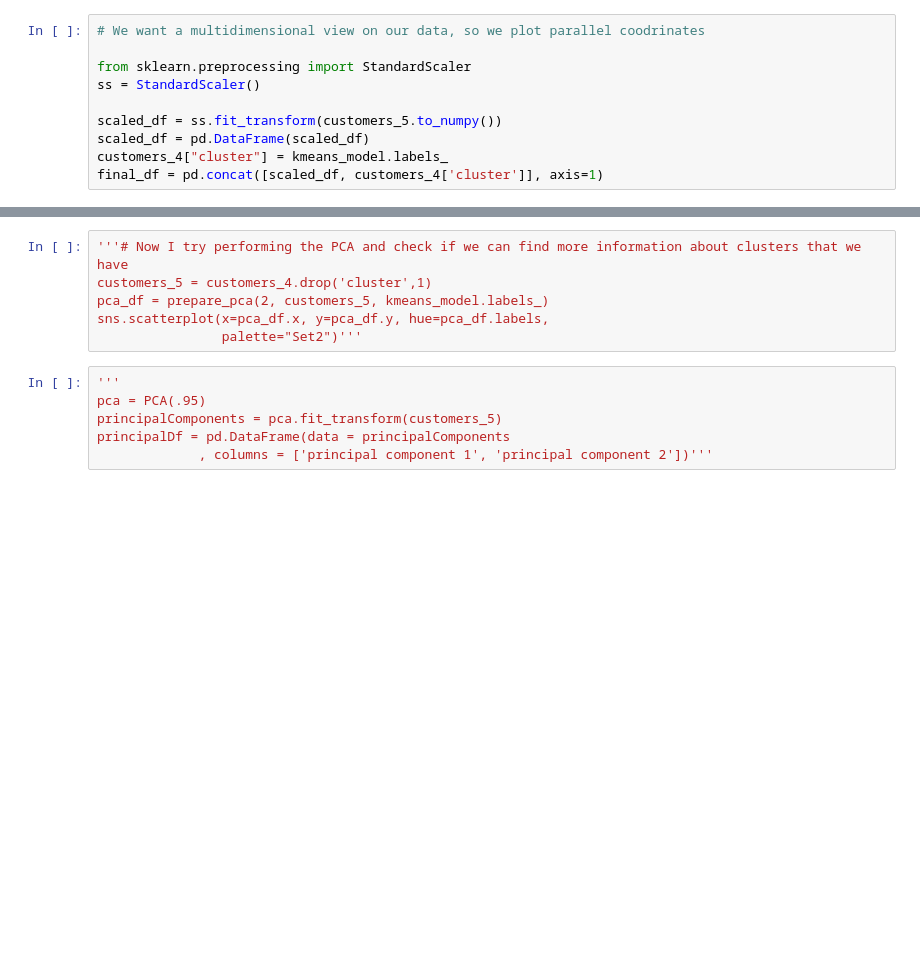
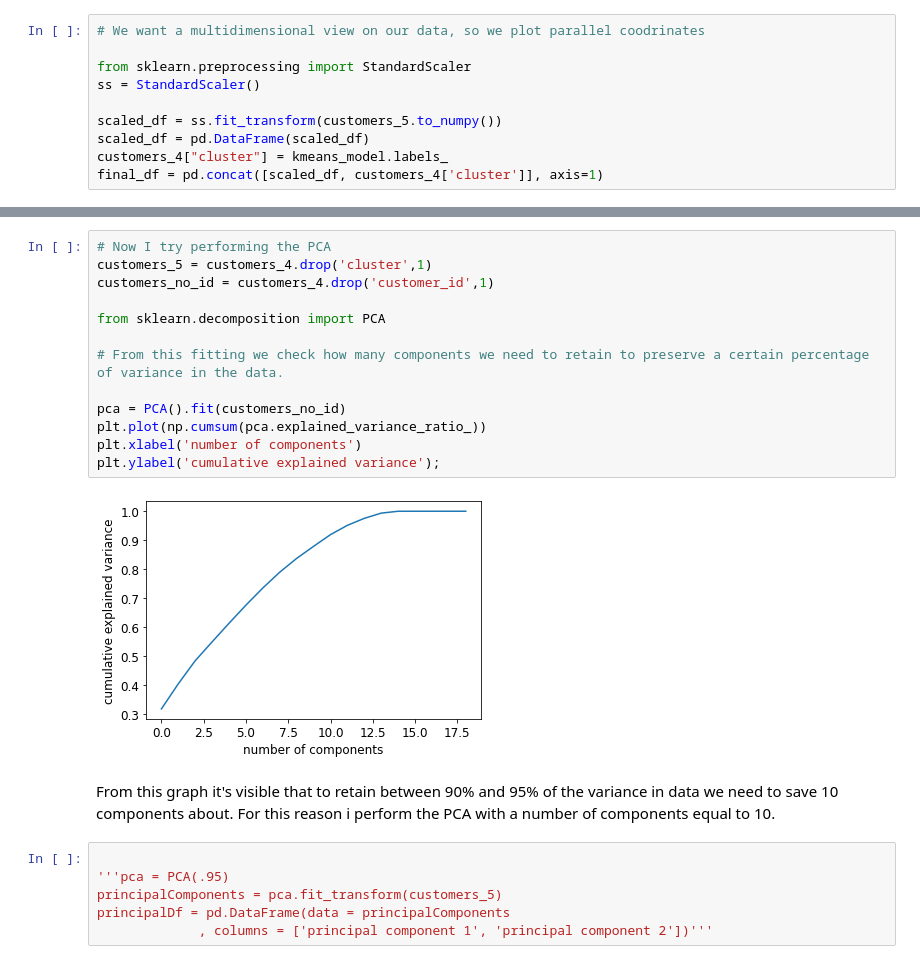
Before and after one commit to AlessiaLa/H-M-Customer-Segmentation-CRISP-DM, a Jupyter notebook: H&M Sales CRISP-DM Analysis.ipynb, the cells around one changed output, grey strips where cells are left out. Drawn from its saved outputs; the diff is of its cells as text; blank space fills up the shorter version.

```diff
--- a/H&M Sales CRISP-DM Analysis.ipynb
+++ b/H&M Sales CRISP-DM Analysis.ipynb
@@ -1028,12 +1717,23 @@ for c in customers_6.columns[1:]:
-# %%
-'''# Now I try performing the PCA and check if we can find more information about clusters that we have
-customers_5 = customers_4.drop('cluster',1)
-pca_df = prepare_pca(2, customers_5, kmeans_model.labels_)
-sns.scatterplot(x=pca_df.x, y=pca_df.y, hue=pca_df.labels,
-                palette="Set2")'''
+# %%
+# Now I try performing the PCA
+customers_5 = customers_4.drop('cluster',1)
+customers_no_id = customers_4.drop('customer_id',1)
+
+from sklearn.decomposition import PCA
+
+# From this fitting we check how many components we need to retain to preserve a certain percentage of variance in the data.
+
+pca = PCA().fit(customers_no_id)
+plt.plot(np.cumsum(pca.explained_variance_ratio_))
+plt.xlabel('number of components')
+plt.ylabel('cumulative explained variance');
+# %% [output]
+[figure, added]
+# %% [markdown]
+From this graph it's visible that to retain between 90% and 95% of the variance in data we need to save 10 components about. For this reason i perform the PCA with a number of components equal to 10.
 # %%
-'''
-pca = PCA(.95)
+
+'''pca = PCA(.95)
 principalComponents = pca.fit_transform(customers_5)
 principalDf = pd.DataFrame(data = principalComponents
              , columns = ['principal component 1', 'principal component 2'])'''
```
Also changed, not shown: parts of 69 cells of this notebook.
